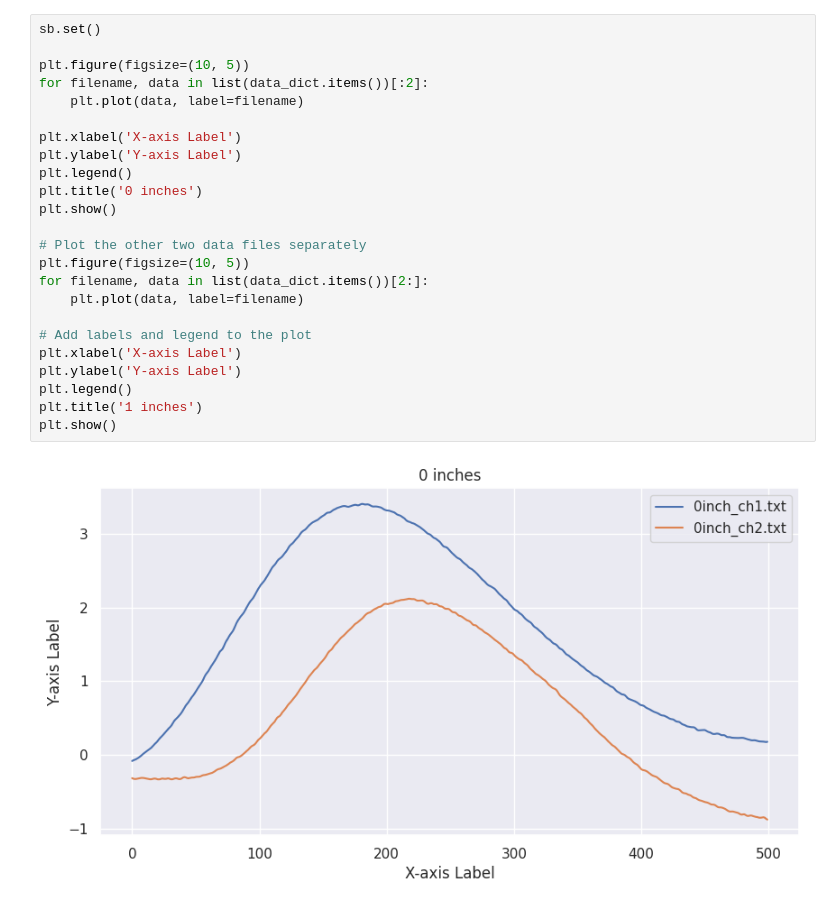
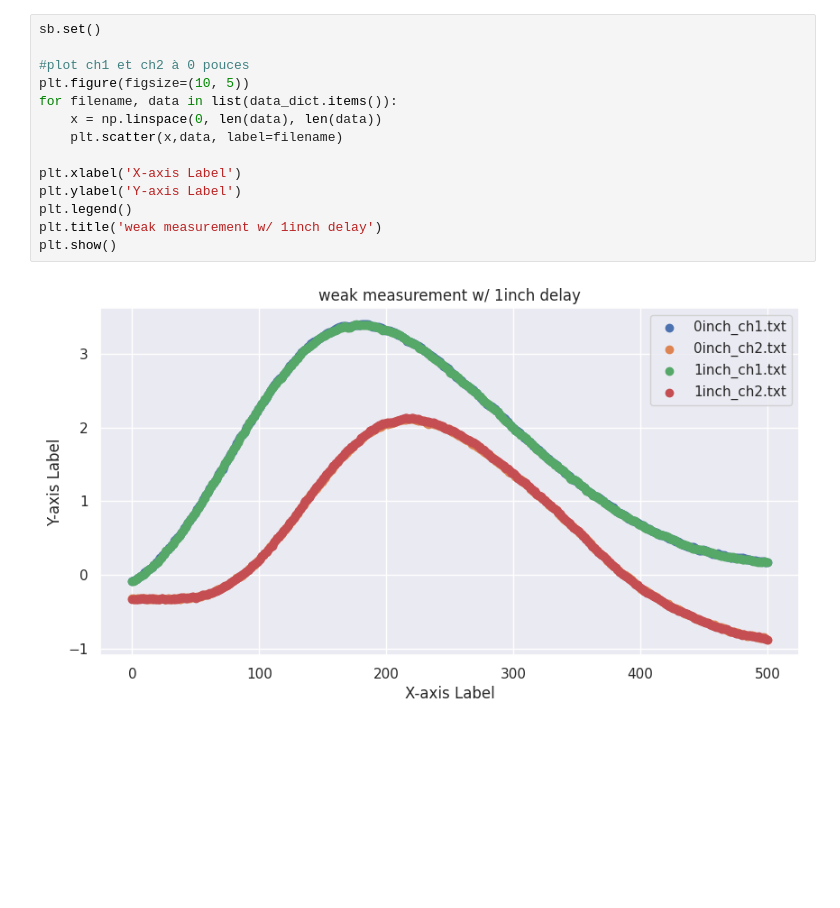
Before and after one commit to Weak-measurement-group-S2023/Experimental-data, a Jupyter notebook: oscillo_5GS/courbe_oscillo.ipynb, the cells around one changed output. Drawn from its saved outputs; the diff is of its cells as text; blank space fills up the shorter version.

```diff
--- a/oscillo_5GS/courbe_oscillo.ipynb
+++ b/oscillo_5GS/courbe_oscillo.ipynb
@@ -36,26 +24,16 @@ for filename, data in data_dict.items():
 # %%
 sb.set()
 
+#plot ch1 et ch2 à 0 pouces
 plt.figure(figsize=(10, 5))
-for filename, data in list(data_dict.items())[:2]:
-    plt.plot(data, label=filename)
+for filename, data in list(data_dict.items()):
+    x = np.linspace(0, len(data), len(data))
+    plt.scatter(x,data, label=filename)
 
 plt.xlabel('X-axis Label')
 plt.ylabel('Y-axis Label')
 plt.legend()
-plt.title('0 inches')
+plt.title('weak measurement w/ 1inch delay')
 plt.show()
-
-# Plot the other two data files separately
-plt.figure(figsize=(10, 5))
-for filename, data in list(data_dict.items())[2:]:
-    plt.plot(data, label=filename)
-
-# Add labels and legend to the plot
-plt.xlabel('X-axis Label')
-plt.ylabel('Y-axis Label')
-plt.legend()
-plt.title('1 inches')
-plt.show()
 # %% [output]
-[figure, old version]
+[figure, new version]
```
Also changed, not shown: parts of 12 cells of this notebook.
